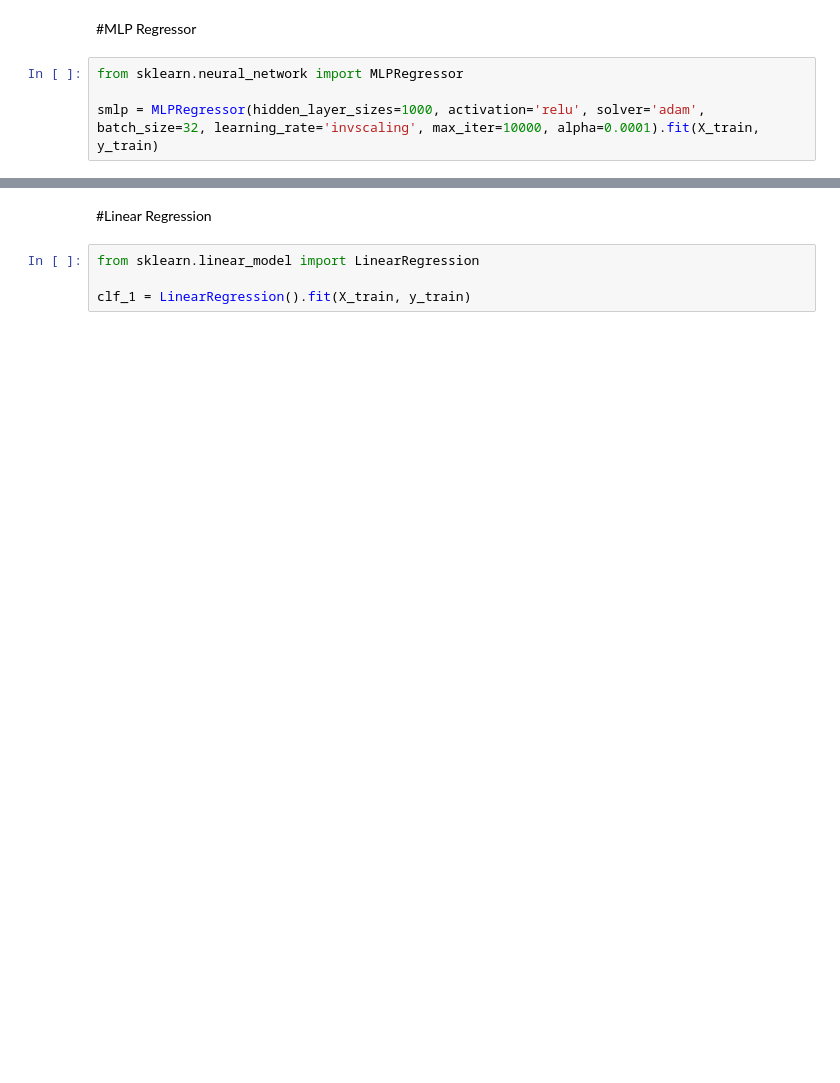
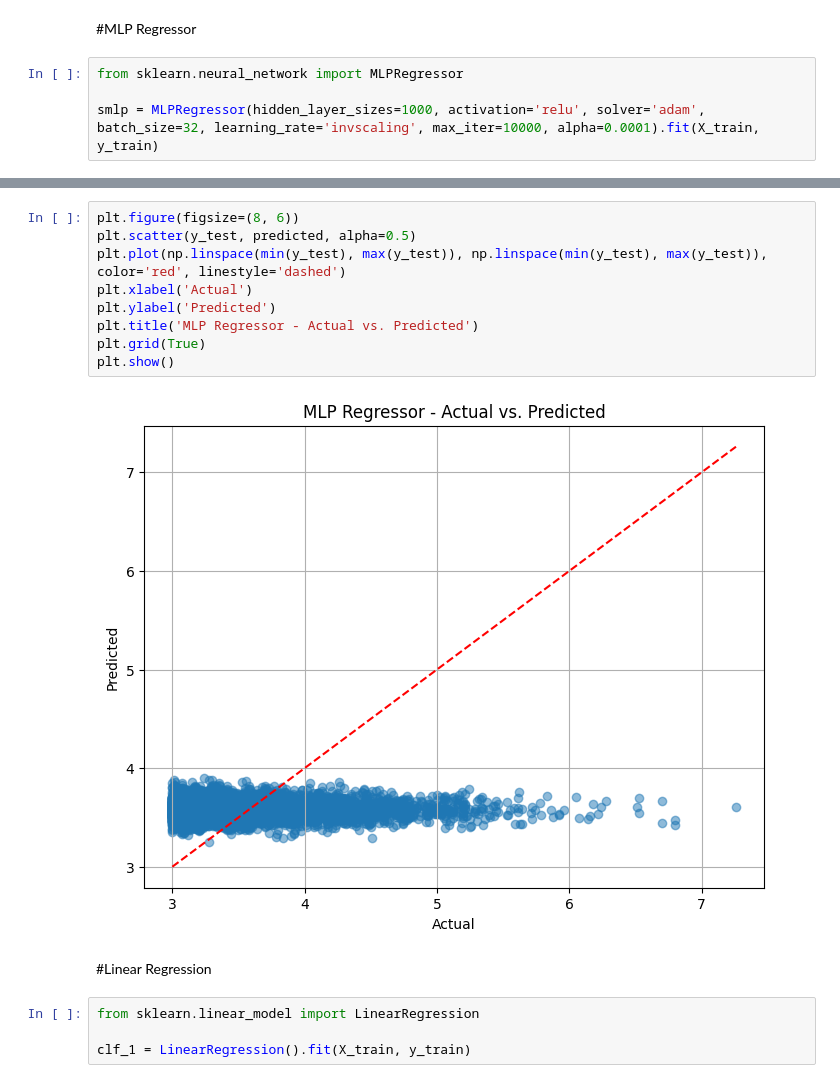
Before and after one commit to UVA-MLSys/SurrogateSimulation, a Jupyter notebook: _build/jupyter_execute/earthquake_surrogate.ipynb, the cells around one changed output, grey strips where cells are left out. Saved outputs shown, nothing was run; the diff lists cells and outputs as text; blank space fills up the shorter version.

```diff
--- a/_build/jupyter_execute/earthquake_surrogate.ipynb
+++ b/_build/jupyter_execute/earthquake_surrogate.ipynb
@@ -256,3 +291,14 @@ MLP Regressor MSE: 0.21823010709297308
+# %%
+plt.figure(figsize=(8, 6))
+plt.scatter(y_test, predicted, alpha=0.5)
+plt.plot(np.linspace(min(y_test), max(y_test)), np.linspace(min(y_test), max(y_test)), color='red', linestyle='dashed')
+plt.xlabel('Actual')
+plt.ylabel('Predicted')
+plt.title('MLP Regressor - Actual vs. Predicted')
+plt.grid(True)
+plt.show()
+# %% [output]
+[figure, added]
 # %% [markdown]
 #Linear Regression
 # %%
```
Also changed, not shown: parts of 23 cells of this notebook, 50 other files.
